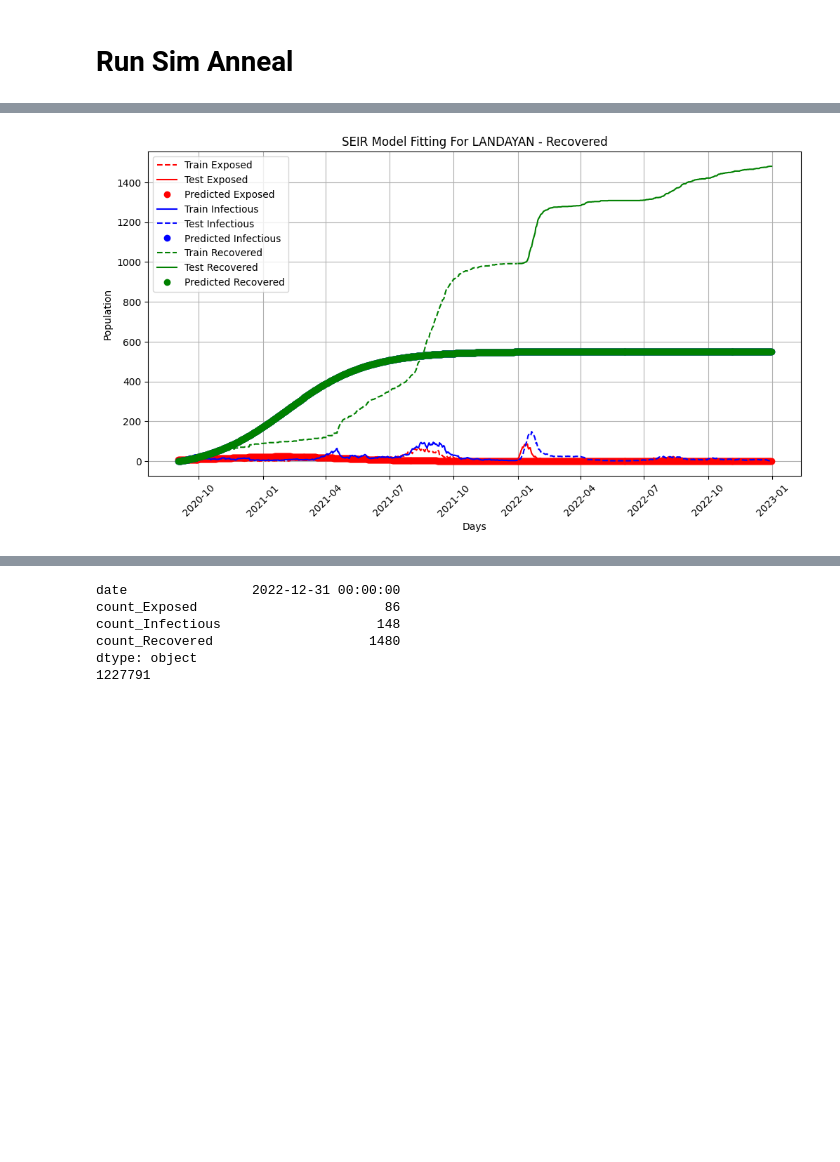
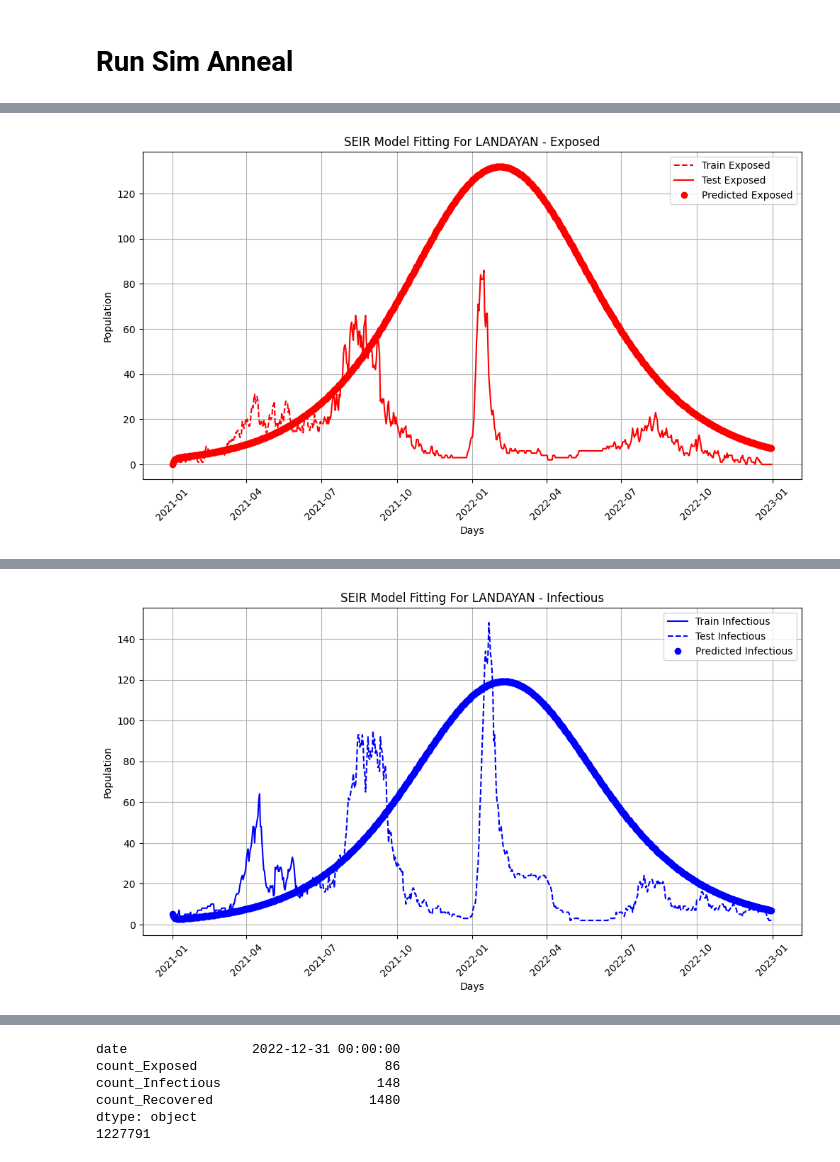
Before and after one commit to j-r-myG/SEIR_Modelling, a Jupyter notebook: sim_anneal_v2.ipynb, the cells around one changed output, grey strips where cells are left out. Drawn from its saved outputs; the diff is of its cells as text; code cells hidden in the pictures; blank space fills up the shorter version.

```diff
--- a/sim_anneal_v2.ipynb
+++ b/sim_anneal_v2.ipynb
@@ -82,7 +82,7 @@ def simulate_seir(beta, sigma, gamma, y0, t, n):
     result = odeint(seir_model, y0, t, args=(N, beta, sigma, gamma))
     S, E, I, R = result.T
 
-    return E, I, R
+    return S, E, I, R
 
 
 # Objective function
@@ -90,7 +90,7 @@ def objective_function(params, observed_data, initial_conditions, time_points, n
     beta, sigma, gamma = params
 
     # Simulate the SEIR model with given parameters
-    predicted_E, predicted_I, predicted_R = simulate_seir(beta, sigma, gamma, initial_conditions, time_points, n)
+    s, predicted_E, predicted_I, predicted_R = simulate_seir(beta, sigma, gamma, initial_conditions, time_points, n)
 
     # Split observed data into compartments
     observed_E, observed_I, observed_R = observed_data[:, 0], observed_data[:, 1], observed_data[:, 2]
@@ -149,7 +149,7 @@ def simulated_annealing_seir(observed_data, initial_conditions, time_points, tem
 
     for i in range(max_iter):
         # Generate new candidate parameters
-        new_params = [param + random.uniform(-0.01, 0.01) for param in current_params]
+        new_params = [param + random.uniform(-0.001, 0.001) for param in current_params]
         new_params = np.clip(new_params, 0, 1)  # Keep parameters in a valid range (0 to 1)
 
         # Evaluate the new candidate solution
@@ -187,13 +187,14 @@ brgy_name = "LANDAYAN"
 main_df: pd.DataFrame = load_df("CITY_OF_SAN_PEDRO_processed.csv")
 main_observed: pd.DataFrame = load_observed(main_df, brgy_name) # Change to check for other Brgys.
 
-train_data = main_observed[(main_observed['date'] >= '09/01/2020') & (main_observed['date'] <= '12/31/2021')]
-test_data = main_observed[(main_observed['date'] > '01/01/2022') & (main_observed['date'] <= '12/31/2022')]
+train_data = main_observed[(main_observed['date'] >= '01/01/2021') & (main_observed['date'] <= '07/01/2021')]
+test_data = main_observed[(main_observed['date'] > '07/02/2021') & (main_observed['date'] <= '12/31/2022')]
 
-df_observed_data = main_observed[(main_observed['date'] >= '09/01/2020') & (main_observed['date'] <= '12/31/2022')]
+df_observed_data = main_observed[(main_observed['date'] >= '01/01/2021') & (main_observed['date'] <= '12/31/2022')]
 # %%
 # Initial parameters
-N = df_observed_data[['count_Exposed', 'count_Infectious', 'count_Recovered']].max().max()
+#N = df_observed_data[['count_Exposed', 'count_Infectious', 'count_Recovered']].max().max()
+N = 33235
 I0 = train_data['count_Infectious'].iloc[0] # Initial infected from data
 E0 = train_data['count_Exposed'].iloc[0] # Initial exposed cases
 R0 = train_data['count_Recovered'].iloc[0] # Initial recovered
@@ -245,27 +246,29 @@ best rmse: 95.089
 # %%
 '''
 Final Temp = 1.052576180201042
-Best Cost = 0.904
+Best Cost = 0.474
 
 Prameters:
-beta: 0.253
-sigma: 0.109
-gamma:0.205
+beta: 0.238
+sigma: 0.189
+gamma:0.209
 
 Metrics:
-best r2: -0.344
-best mae: 74.186
-best rmse: 95.089
+best r2: 0.310
+best mae: 14.126
+best rmse: 18.464
 '''
 
-o_beta, o_sigma, o_gamma = 0.253 , 0.109, 0.205 # from best params
+o_beta, o_sigma, o_gamma = 0.238 , 0.189, 0.209 # from best params
 
 observed_main = df_observed_data.copy()
 
+E0 = observed_main['count_Exposed'].iloc[0] # Initial exposed cases
 I0 = observed_main['count_Infectious'].iloc[0] # Initial infected from data
-E0 = observed_main['count_Exposed'].iloc[0] # Initial exposed cases
 R0 = observed_main['count_Recovered'].iloc[0] # Initial recovered
-S0 = N - I0 - E0 - R0  # Susceptible
+S0 = N - E0 - I0 - R0  # Susceptible
+
+print(E0, I0, R0)
 
 initial_conditions: tuple = [S0, E0, I0, R0]
 
@@ -284,26 +287,60 @@ plot_actual = pd.DataFrame({
 })
 
 # simulate with the optimized paramaters
-e, i, r = simulate_seir(o_beta, o_sigma, o_gamma, initial_conditions, time_points, N)
+s, e, i, r = simulate_seir(o_beta, o_sigma, o_gamma, initial_conditions, time_points, N)
 
 plot_prediction = pd.DataFrame({
     'date': observed_main['date'],
+    'S': s,
     'E': e,
     'I': i,
     'R': r
 })
 
 
+# Exposed
+r2_exposed = r2_score(observed_main['count_Exposed'], e)
+mae_exposed = mean_absolute_error(observed_main['count_Exposed'], e)
+rmse_exposed = np.sqrt(mean_squared_error(observed_main['count_Exposed'], e))
+print(f"beta: {o_beta} \nr2: {r2_exposed} \nmae: {mae_exposed} \nrmse: {rmse_exposed}")
 plt.figure(figsize=(12, 6))
-# Exposed
+#plt.plot(plot_prediction['date'], plot_prediction['S'], 'y--', label='Susceptible')
 plt.plot(plot_actual['date_train'], plot_actual['train_exposed'], 'r--', label='Train Exposed')
 plt.plot(plot_actual['date_test'], plot_actual['test_exposed'], 'r-', label='Test Exposed')
 plt.plot(plot_prediction['date'], plot_prediction['E'], 'ro', label='Predicted Exposed')
+plt.xlabel('Days')
+plt.ylabel('Population')
+plt.legend()
+plt.xticks(rotation=45)
+plt.title(f'SEIR Model Fitting For {brgy_name} - Exposed')
+plt.grid(True)
+plt.show()
+
 # Infectious
+r2_infectious = r2_score(observed_main['count_Infectious'], i)
+mae_infectious = mean_absolute_error(observed_main['count_Infectious'], i)
+rmse_infectious = np.sqrt(mean_squared_error(observed_main['count_Infectious'], i))
+print(f"sigma: {o_sigma} \nr2: {r2_infectious} \nmae: {mae_infectious} \nrmse: {rmse_infectious}")
+plt.figure(figsize=(12, 6))
+#plt.plot(plot_prediction['date'], plot_prediction['S'], 'y--', label='Susceptible')
 plt.plot(plot_actual['date_train'], plot_actual['train_infectious'], 'b-', label='Train Infectious')
 plt.plot(plot_actual['date_test'], plot_actual['test_infectious'], 'b--', label='Test Infectious')
-plt.plot(plot_prediction['date'], plot_prediction['R'], 'bo', label='Predicted Infectious')
+plt.plot(plot_prediction['date'], plot_prediction['I'], 'bo', label='Predicted Infectious')
+plt.xlabel('Days')
+plt.ylabel('Population')
+plt.legend()
+plt.xticks(rotation=45)
+plt.title(f'SEIR Model Fitting For {brgy_name} - Infectious')
+plt.grid(True)
+plt.show()
+
 # Recovered
+r2_recovered = r2_score(observed_main['count_Recovered'], r)
+mae_recovered = mean_absolute_error(observed_main['count_Recovered'], r)
+rmse_recovered = np.sqrt(mean_squared_error(observed_main['count_Recovered'], r))
+print(f"gamma: {o_gamma} \nr2: {r2_recovered} \nmae: {mae_recovered} \nrmse: {rmse_recovered}")
+plt.figure(figsize=(12, 6))
+#plt.plot(plot_prediction['date'], plot_prediction['S'], 'y--', label='Susceptible')
 plt.plot(plot_actual['date_train'], plot_actual['train_recovered'], 'g--', label='Train Recovered')
 plt.plot(plot_actual['date_test'], plot_actual['test_recovered'], 'g-', label='Test Recovered')
 plt.plot(plot_prediction['date'], plot_prediction['R'], 'go', label='Predicted Recovered')
@@ -319 +360 @@ plt.show()
-[figure, old version]
+[figure, new version]
@@ -319,0 +365 @@ plt.show()
+[figure, added]
```
Also changed, not shown: parts of 4 cells of this notebook, 2 other files.
